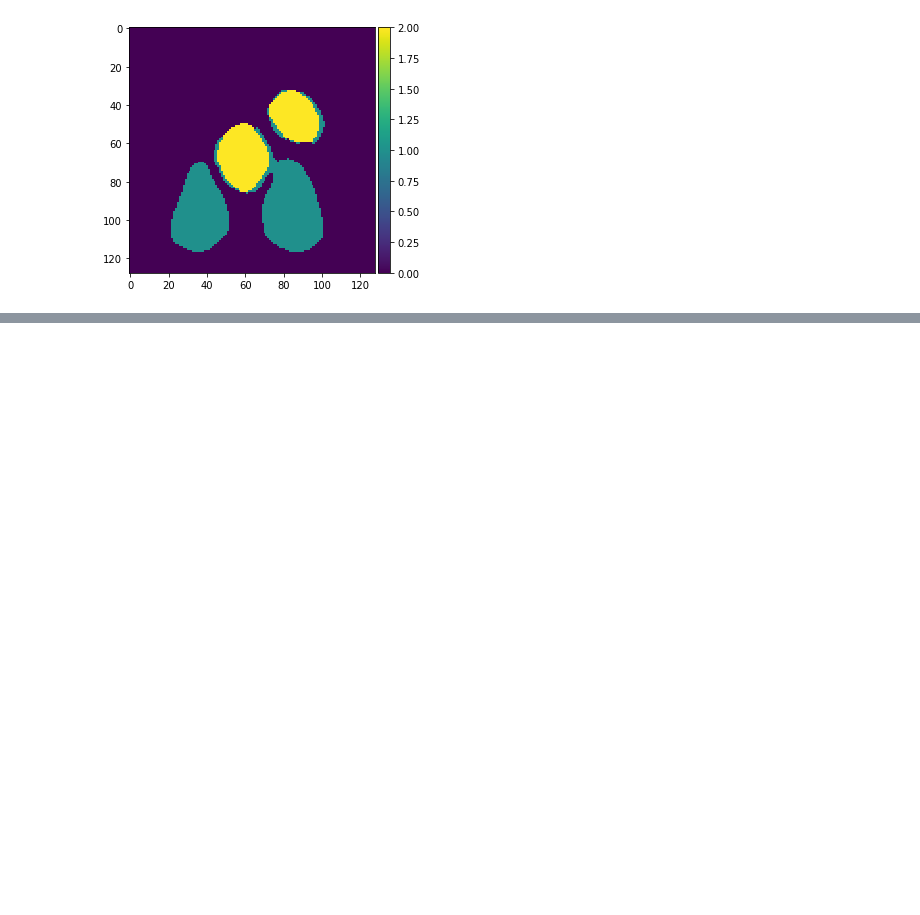
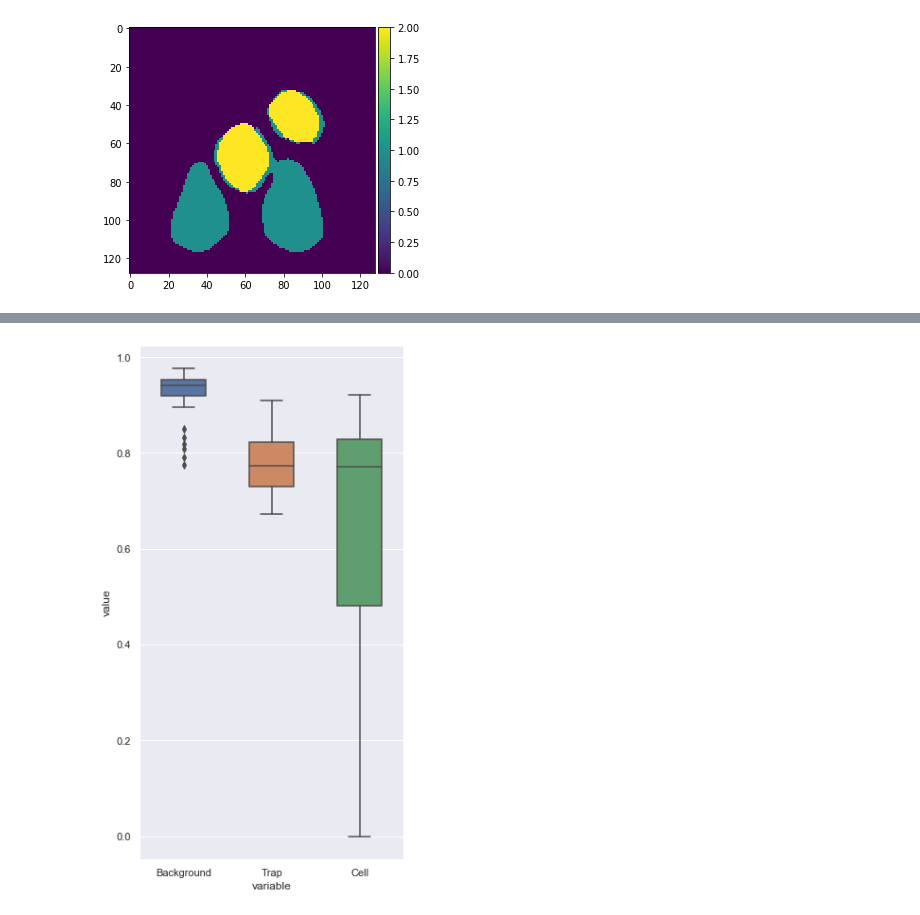
Before and after one commit to ziheng84/Master-thesis, a Jupyter notebook: UNet/lab_unet_prediction.ipynb, the cells around one changed output, grey strips where cells are left out. Saved outputs shown, nothing was run; the diff lists cells and outputs as text; code cells hidden in the pictures; blank space fills up the shorter version.

```diff
--- a/UNet/lab_unet_prediction.ipynb
+++ b/UNet/lab_unet_prediction.ipynb
@@ -255,0 +270,31 @@ plt.savefig('preds_mask_' + str(ix) + '.png')
+# %%
+IoU_score = []
+class_IoU_score = []
+class_f1_score = []
+class_precision_score = []
+class_recall_score =  []
+
+for d in range(Y_test.shape[3]):
+    class_IoU_score.append([])
+    class_f1_score.append([])
+    class_precision_score.append([])
+    class_recall_score.append([])
+
+for i in range(len(X_test)):
+    IoU_score.append(metric_IoU(Y_test[i], preds_test_t[i]))
+    for d in range(Y_test.shape[3]):
+        class_IoU_score[d].append(metric_IoU(Y_test[i,:,:,d], preds_test_t[i,:,:,d]))
+        class_f1_score[d].append(metric_f1(Y_test[i,:,:,d], preds_test_t[i,:,:,d]))
+        class_precision_score[d].append(metric_precision(Y_test[i,:,:,d], preds_test_t[i,:,:,d]))
+        class_recall_score[d].append(metric_recall(Y_test[i,:,:,d], preds_test_t[i,:,:,d]))
+
+IoU_score = np.array(IoU_score)
+class_IoU_score = np.array(class_IoU_score)
+class_f1_score = np.array(class_f1_score)
+class_precision_score = np.array(class_precision_score)
+class_recall_score = np.array(class_recall_score)
+
+IoU_result = pd.DataFrame(data = class_IoU_score.transpose(), columns = ['Background', 'Trap', 'Cell'])
+f1_result = pd.DataFrame(data = class_f1_score.transpose(), columns = ['Background', 'Trap', 'Cell'])
+precision_result = pd.DataFrame(data = class_precision_score.transpose(), columns = ['Background', 'Trap', 'Cell'])
+recall_result = pd.DataFrame(data = class_recall_score.transpose(), columns = ['Background', 'Trap', 'Cell'])
@@ -255,0 +322,8 @@ plt.savefig('preds_mask_' + str(ix) + '.png')
+# %%
+sns.set(rc={'figure.figsize':(5, 10)})
+sns.boxplot(x="variable", y="value", data=pd.melt(IoU_result), width = 0.5)
+#sns.boxplot(IoU_result)
+
+plt.show()
+# %% [output]
+[figure, added]
```
Also changed, not shown: parts of 12 cells of this notebook.
